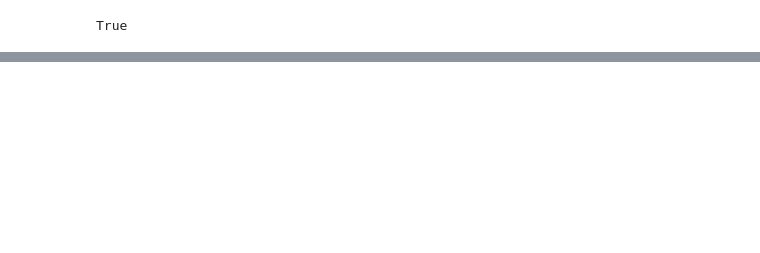
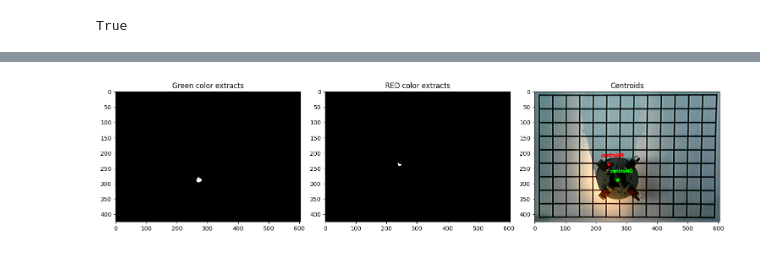
Before and after one commit to EmileBinot/spiderino-sensors-model, a Jupyter notebook: master-script/master-script.ipynb, the cells around one changed output, grey strips where cells are left out. Drawn from its saved outputs; the diff is of its cells as text; code cells hidden in the pictures; blank space fills up the shorter version.

```diff
--- a/master-script/master-script.ipynb
+++ b/master-script/master-script.ipynb
@@ -488,4 +512,12 @@ nb_show("background cropped",frame)
 # %%
+avgiter=5
+frame_raw = take_pic(cam,avgiter)
+
+frame_color = crop(frame_raw,final_bounding_box)
+frame = cv2.cvtColor(frame_color, cv2.COLOR_BGR2GRAY)
+# nb_show("FRAME",cv2.cvtColor(frame_color, cv2.COLOR_BGR2RGB))
+imge = cv2.cvtColor(frame_color, cv2.COLOR_BGR2RGB)
+
 # RED BLOB EXTRACTION
 kernel = np.ones((2,2))
 frame_red_extract = np.copy(frame_color)
@@ -495,7 +527,6 @@ ret2,red_blobs_th = cv2.threshold(red_blobs,0,255,cv2.THRESH_BINARY+cv2.THRESH_O
 red_blobs_erode = cv2.erode(red_blobs_th,kernel)
 red_blobs_dilate = cv2.dilate(red_blobs_erode,kernel,iterations=2)
 cXlistR,cYlistR = get_centroids(red_blobs_dilate)
-red_x, red_y = (cXlistR[0], cYlistR[0])
 
 
 # GREEN BLOB EXTRACTION
@@ -504,15 +535,27 @@ frame_green_extract[(frame_green_extract[:,:,0] > 45) | (frame_green_extract[:,:
 green_blobs = cv2.cvtColor(frame_green_extract, cv2.COLOR_BGR2GRAY)
 ret2,green_blobs_th = cv2.threshold(green_blobs,0,255,cv2.THRESH_BINARY+cv2.THRESH_OTSU)
 green_blobs_erode = cv2.erode(green_blobs_th,np.ones((1,1)))
-# green_blobs_erode = green_blobs_th
 green_blobs_dilate = cv2.dilate(green_blobs_erode,kernel,iterations=2)
 cXlistG,cYlistG = get_centroids(green_blobs_dilate)
-green_x, green_y = (cXlistG[0],cYlistG[0])
-# nb_show("leds extract",red_blobs_dilate)
+
+if (len(cXlistR) == 0) or (len(cXlistG) == 0) :
+    print("Stuggling to find red or green led, check this :")
+    nb_show_n(["Frame taken","GREEN extract thresholded", "RED extract thresholded"], [imge,green_blobs_th, red_blobs_th])
+    nb_show_n(["Frame taken","GREEN extract after erosion", "RED extract after erosion"], [imge,green_blobs_erode, red_blobs_erode])
+else :
+    print("Succesfully found centroids of red AND green leds.")
+    red_x, red_y = (cXlistR[0], cYlistR[0])
+    green_x, green_y = (cXlistG[0],cYlistG[0])
+    imge = np.copy(frame_color)
+    cv2.circle(imge, (red_x, red_y), 5, (255, 0, 0), -1)
+    cv2.putText(imge, "centroidR", (red_x - 25, red_y - 25),cv2.FONT_HERSHEY_SIMPLEX, 0.5, (255, 0, 0), 2)
+    cv2.circle(imge, (green_x, green_y), 5, (0, 255,0), -1)
+    cv2.putText(imge, "centroidG", (green_x - 25, green_y - 25),cv2.FONT_HERSHEY_SIMPLEX, 0.5, (0, 255,0), 2)
+    nb_show_n(["Green color extracts", "RED color extracts", "Centroids"], [green_blobs_dilate, red_blobs_dilate, imge])
+    red_led = Point(red_x, red_y)
+    green_led = Point(green_x, green_y)
 
 
-red_led = Point(red_x, red_y)
-green_led = Point(green_x, green_y)
 
 # POSITION
 spiderino_centroid =  (green_x, green_y)
@@ -531,18 +574,58 @@ for lineh in lines_h :
 avg = round(np.average(a),2)
 angle_cal = angle_uncal + avg
 
-print("Uncalibrated angle (deg) :",angle_uncal)
-print("Avg angle of vertical lines (deg) :",avg)
-print("Calibrated angle (deg) :",angle_cal)
+# print("Uncalibrated angle (deg) :",angle_uncal)
+# print("Avg angle of vertical lines (deg) :",avg)
+# print("Calibrated angle (deg) :",angle_cal)
+
+
+
+
+# Create a Grid instance
+grid = Grid(points_matrix)
+
+
+# DEBUG
+# spiderino_centroid = (420,250)
+
+nsensors = 4
+theta = angle_cal
+x_snap,y_snap = grid.find_closest_node(spiderino_centroid)
+spiderino = Robot(Point(x_snap,y_snap),theta,nsensors)
 
 print("SPIDERINO :")
-print(" - Position (x,y) =",spiderino_centroid)
-print(" - Angle (deg) =",angle_cal)
+print(" - Pixel Position (x,y) =",spiderino_centroid)
+print(" - Grid Position (x,y) =",spiderino.pos)
+print(" - Angle (deg) =",spiderino.theta)
 
-imge = np.copy(frame_color)
-cv2.circle(imge, (red_x, red_y), 5, (255, 0, 0), -1)
-cv2.putText(imge, "centroidR", (red_x - 25, red_y - 25),cv2.FONT_HERSHEY_SIMPLEX, 0.5, (255, 0, 0), 2)
-cv2.circle(imge, (green_x, green_y), 5, (0, 255,0), -1)
-cv2.putText(imge, "centroidG", (green_x - 25, green_y - 25),cv2.FONT_HERSHEY_SIMPLEX, 0.5, (0, 255,0), 2)
-nb_show("leds extract",imge)
+
+# Calculate distances of sensors to boundaries
+spiderino.calculate_distances(grid)
+print("\nRAYS LENGTHS :")
+for each in spiderino.sensors_array :
+  print(" - Ray length = ",round(each.ray.length,2))
+
+# SHOW VISUALIZER
+print("\nGEOMETRIC REPRESENTATION :")
+fig = plt.figure(figsize=(8, 6), dpi=80)
+ax = fig.add_subplot(1, 1, 1)
+plt.plot(*grid.boundaries.xy, label="Boundaries ( "+ str(grid.x_max) +"x"+ str(grid.y_max) +" )")
+plt.plot(*spiderino.pos.xy, marker="o", markersize=10, markeredgecolor="red", markerfacecolor="green")
+for sensor in spiderino.sensors_array :
+  plt.plot(*sensor.ray.xy, label="Ray Length = "+str(round((sensor.ray.length),2)))
+leg = plt.legend()
+ax.set_xticks(np.arange(0,grid.x_max+1))
+ax.set_yticks(np.arange(0,grid.y_max+1))
+# ax.invert_yaxis()
+plt.gca().invert_yaxis()
+plt.grid(True)
+ax.title.set_text("Geometric Model of Spiderino in a Grid")
+plt.show()
+
+
+
+# imgee = imge.copy()
+# cv2.circle(imgee, (points_matrix[x_snap][y_snap]), 5, (0, 0,255), -1)
+# cv2.putText(imgee, "snap", (points_matrix[x_snap][y_snap][0] - 25, points_matrix[x_snap][y_snap][1] - 25),cv2.FONT_HERSHEY_SIMPLEX, 0.5, (0, 0, 255), 2)
+# nb_show("leds extract",imgee)
 # %% [output]
@@ -549,0 +633 @@ IndexError: list index out of range
+[figure, added]
```
Also changed, not shown: parts of 22 cells of this notebook, 7 other files.
